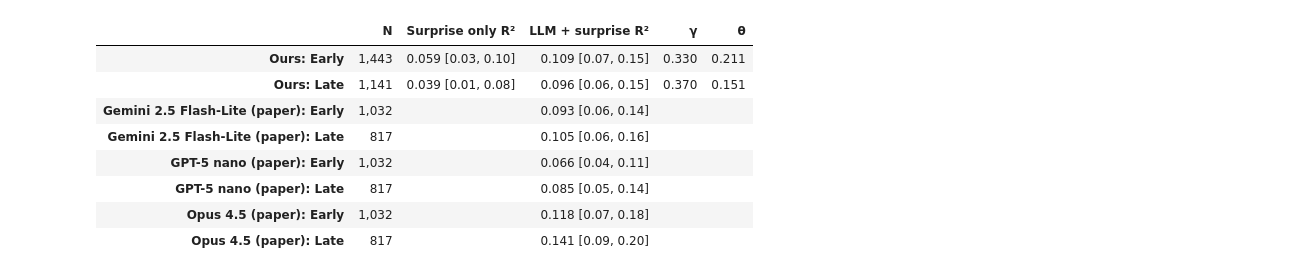
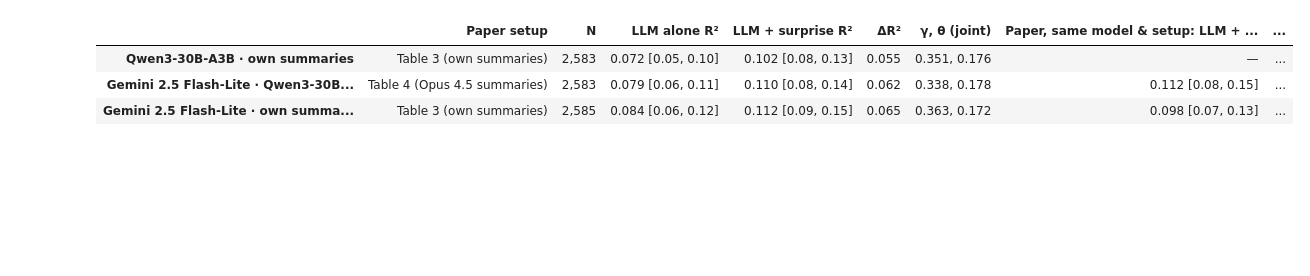
Before and after one commit to vidhijain28/LLM-based-earnings-surprise_NTAM, a Jupyter notebook: src/llm_based_earnings_surprise_ntam/further_study/llm_results.ipynb, the cells around one changed output. Drawn from its saved outputs; the diff is of its cells as text; code cells hidden in the pictures; blank space fills up the shorter version.

Commit message:
"Add OpenRouter Scoring with gemini 2.5 flash lite"

```diff
--- a/src/llm_based_earnings_surprise_ntam/further_study/llm_results.ipynb
+++ b/src/llm_based_earnings_surprise_ntam/further_study/llm_results.ipynb
@@ -320,0 +270,13 @@ display(compare)
+# %%
+# One call through every run: what each model predicted and why
+common_ids = set.intersection(*[set(R['d']['transcriptid']) for R in RUNS])
+ex_id = base[base['transcriptid'].isin(common_ids)].sort_values(['event_date', 'transcriptid'])['transcriptid'].iloc[0]
+ex = base.set_index('transcriptid').loc[ex_id]
+print(f"{ex.ticker}  event {ex.event_date:%Y-%m-%d}  |  realized return rank {ex.y:.2f}  |  surprise rank {ex.s:.2f}\n")
+for R in RUNS:
+    r = R['d'].set_index('transcriptid').loc[ex_id]
+    try:
+        reasons = '; '.join(json.loads(r.reasons))
+    except Exception:
+        reasons = str(r.reasons)
+    print(f"{R['label']}\n    prediction {r.g:.2f}: {reasons}\n")
@@ -354,25 +475,42 @@ Our split uses the same rule as `select_events`: early means `event_date <= medi
 # %%
-med = s.event_date.median()
-halves = {'Early': s[s.event_date <= med], 'Late': s[s.event_date > med]}
-PAPER_T5 = {'Gemini 2.5 Flash-Lite': {'Early': (0.093, (0.06, 0.14)), 'Late': (0.105, (0.06, 0.16))},
-            'GPT-5 nano':            {'Early': (0.066, (0.04, 0.11)), 'Late': (0.085, (0.05, 0.14))},
-            'Opus 4.5':              {'Early': (0.118, (0.07, 0.18)), 'Late': (0.141, (0.09, 0.20))}}
-PAPER_T5_N = {'Early': 1032, 'Late': 817}
+PAPER_N = 1849
+PAPER_BASE = {'r2': 0.050, 'ci': (0.03, 0.08), 'theta': 0.219}
+# (table, model): LLM alone (R², 99% CI), LLM + surprise (R², 99% CI), γ and θ in the joint regression
+PAPER = {
+    ('Table 2', 'GPT-5 nano'):            dict(llm=(0.071, (0.04, 0.10)), both=(0.107, (0.08, 0.15)), g=0.656, s=0.187),
+    ('Table 2', 'Gemini 2.5 Flash-Lite'): dict(llm=(0.075, (0.05, 0.11)), both=(0.112, (0.08, 0.15)), g=0.343, s=0.190),
+    ('Table 2', 'Opus 4.5'):              dict(llm=(0.109, (0.08, 0.15)), both=(0.143, (0.10, 0.18)), g=0.565, s=0.181),
+    ('Table 3', 'GPT-5 nano'):            dict(llm=(0.030, (0.01, 0.05)), both=(0.073, (0.04, 0.11)), g=0.257, s=0.203),
+    ('Table 3', 'Gemini 2.5 Flash-Lite'): dict(llm=(0.065, (0.04, 0.10)), both=(0.098, (0.07, 0.13)), g=0.252, s=0.180),
+    ('Table 3', 'Opus 4.5'):              dict(llm=(0.093, (0.06, 0.13)), both=(0.130, (0.09, 0.18)), g=0.442, s=0.189),
+    ('Table 4', 'GPT-5 nano'):            dict(llm=(0.067, (0.04, 0.10)), both=(0.106, (0.07, 0.15)), g=0.329, s=0.194),
+    ('Table 4', 'Gemini 2.5 Flash-Lite'): dict(llm=(0.075, (0.05, 0.11)), both=(0.112, (0.08, 0.15)), g=0.264, s=0.189),
+    ('Table 4', 'Opus 4.5'):              dict(llm=(0.093, (0.06, 0.13)), both=(0.130, (0.09, 0.18)), g=0.442, s=0.189),
+}
+TABLE_SETUP = {'Table 2': 'full transcripts', 'Table 3': 'own summaries', 'Table 4': 'Opus 4.5 summaries'}
 
-el, rng = {}, np.random.default_rng(SEED)
-for h, d in halves.items():
-    idx = rng.integers(0, len(d), size=(B, len(d)))
-    tab, fits, dr = reg_table(d, {'base': ['s'], 'both': ['g', 's']}, idx)
-    el[h] = {'N': len(d), 'base': (fits['base'].rsquared, ci(dr['base'])),
-             'both': (fits['both'].rsquared, ci(dr['both'])),
-             'gamma': fits['both'].params['g'], 'theta': fits['both'].params['s']}
+cmp_rows = {}
+for R in RUNS:
+    p = PAPER.get((R['paper_table'], R['paper_model']))
+    j = R['fits']['(3) LLM + surprise']
+    cmp_rows[R['label']] = {
+        'Paper setup': f"{R['paper_table']} ({TABLE_SETUP[R['paper_table']]})" if R['paper_table'] else '—',
+        'N': f"{len(R['d']):,}",
+        'LLM alone R²': fmt(R['r2']['(2) LLM'], R['ci']['(2) LLM']),
+        'LLM + surprise R²': fmt(R['r2']['(3) LLM + surprise'], R['ci']['(3) LLM + surprise']),
+        'ΔR²': f"{R['dr2']:.3f}",
+        'γ, θ (joint)': f"{j.params['g']:.3f}, {j.params['s']:.3f}",
+        'Paper, same model & setup: LLM + surprise R²': fmt(*p['both']) if p else '—',
+        'Paper ΔR²': f"{p['both'][0] - PAPER_BASE['r2']:.3f}" if p else '—',
+        'Paper γ, θ': f"{p['g']:.3f}, {p['s']:.3f}" if p else '—',
+    }
+display(Markdown('**Our runs, each next to its paper counterpart**'))
+display(pd.DataFrame(cmp_rows).T)
 
-t5 = pd.DataFrame({
-    **{f'Ours: {h}': {'N': f"{v['N']:,}", 'Surprise only R²': fmt(*v['base']), 'LLM + surprise R²': fmt(*v['both']),
-                      'γ': f"{v['gamma']:.3f}", 'θ': f"{v['theta']:.3f}"} for h, v in el.items()},
-    **{f'{m} (paper): {h}': {'N': f'{PAPER_T5_N[h]:,}', 'Surprise only R²': '', 'LLM + surprise R²': fmt(*p[h]),
-                             'γ': '', 'θ': ''} for m, p in PAPER_T5.items() for h in ('Early', 'Late')},
-}).T
-print(f'Median event date: {med:%Y-%m-%d}')
-display(t5)
+ref = pd.DataFrame({f'{m} ({t})': {'LLM alone R²': fmt(*p['llm']), 'LLM + surprise R²': fmt(*p['both']),
+                                   'ΔR²': f"{p['both'][0] - PAPER_BASE['r2']:.3f}", 'γ': p['g'], 'θ': p['s']}
+                    for (t, m), p in PAPER.items()}).T
+display(Markdown(f"**The paper's rows for reference** (surprise only: {fmt(PAPER_BASE['r2'], PAPER_BASE['ci'])}, "
+                 f"θ = {PAPER_BASE['theta']})"))
+display(ref)
 # %% [output]
@@ -380,9 +518,4 @@ Median event date: 2025-11-05
-|  | N | Surprise only R² | LLM + surprise R² | γ | θ |
-| Ours: Early | 1,443 | 0.059 [0.03, 0.10] | 0.109 [0.07, 0.15] | 0.330 | 0.211 |
-| Ours: Late | 1,141 | 0.039 [0.01, 0.08] | 0.096 [0.06, 0.15] | 0.370 | 0.151 |
-| Gemini 2.5 Flash-Lite (paper): Early | 1,032 |  | 0.093 [0.06, 0.14] |  |  |
-| Gemini 2.5 Flash-Lite (paper): Late | 817 |  | 0.105 [0.06, 0.16] |  |  |
-| GPT-5 nano (paper): Early | 1,032 |  | 0.066 [0.04, 0.11] |  |  |
-| GPT-5 nano (paper): Late | 817 |  | 0.085 [0.05, 0.14] |  |  |
-| Opus 4.5 (paper): Early | 1,032 |  | 0.118 [0.07, 0.18] |  |  |
-| Opus 4.5 (paper): Late | 817 |  | 0.141 [0.09, 0.20] |  |  |
+|  | Paper setup | N | LLM alone R² | LLM + surprise R² | ΔR² | γ, θ (joint) | Paper, same model & setup: LLM + ... | ... |
+| Qwen3-30B-A3B · own summaries | Table 3 (own summaries) | 2,583 | 0.072 [0.05, 0.10] | 0.102 [0.08, 0.13] | 0.055 | 0.351, 0.176 | — | ... |
+| Gemini 2.5 Flash-Lite · Qwen3-30B... | Table 4 (Opus 4.5 summaries) | 2,583 | 0.079 [0.06, 0.11] | 0.110 [0.08, 0.14] | 0.062 | 0.338, 0.178 | 0.112 [0.08, 0.15] | ... |
+| Gemini 2.5 Flash-Lite · own summa... | Table 3 (own summaries) | 2,585 | 0.084 [0.06, 0.12] | 0.112 [0.09, 0.15] | 0.065 | 0.363, 0.172 | 0.098 [0.07, 0.13] | ... |
```
Also changed, not shown: parts of 39 cells of this notebook, 7 other files.
